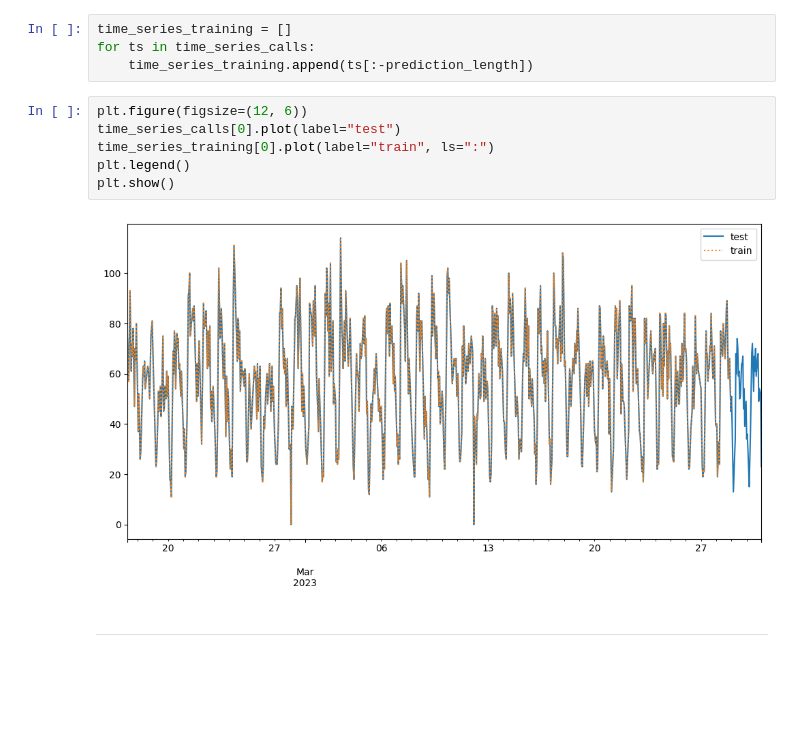
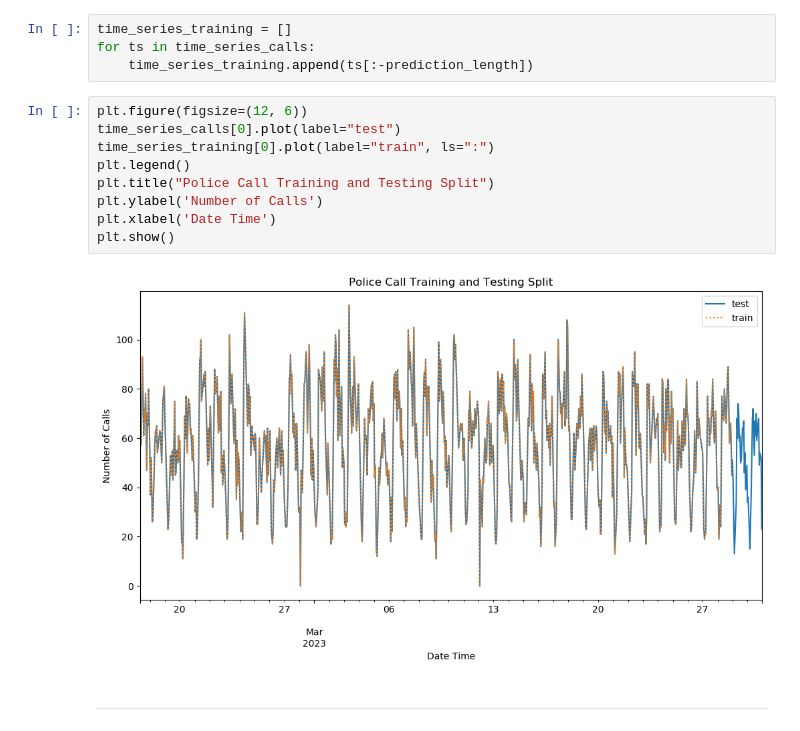
Before and after one commit to zalvatore/Predicting_Police_Activity, a Jupyter notebook: 3_Calls_ DeepAR.ipynb, the cells around one changed output. Drawn from its saved outputs; the diff is of its cells as text; blank space fills up the shorter version.

```diff
--- a/3_Calls_ DeepAR.ipynb
+++ b/3_Calls_ DeepAR.ipynb
@@ -199,11 +192,14 @@ for ts in time_series_calls:
 # %%
 plt.figure(figsize=(12, 6))
 time_series_calls[0].plot(label="test")
 time_series_training[0].plot(label="train", ls=":")
 plt.legend()
+plt.title("Police Call Training and Testing Split")
+plt.ylabel('Number of Calls')
+plt.xlabel('Date Time')
 plt.show()
 # %% [output]
-[figure, old version]
+[figure, new version]
 # %% [markdown]
 ***
 # %% [markdown]
```
Also changed, not shown: parts of 36 cells of this notebook.
